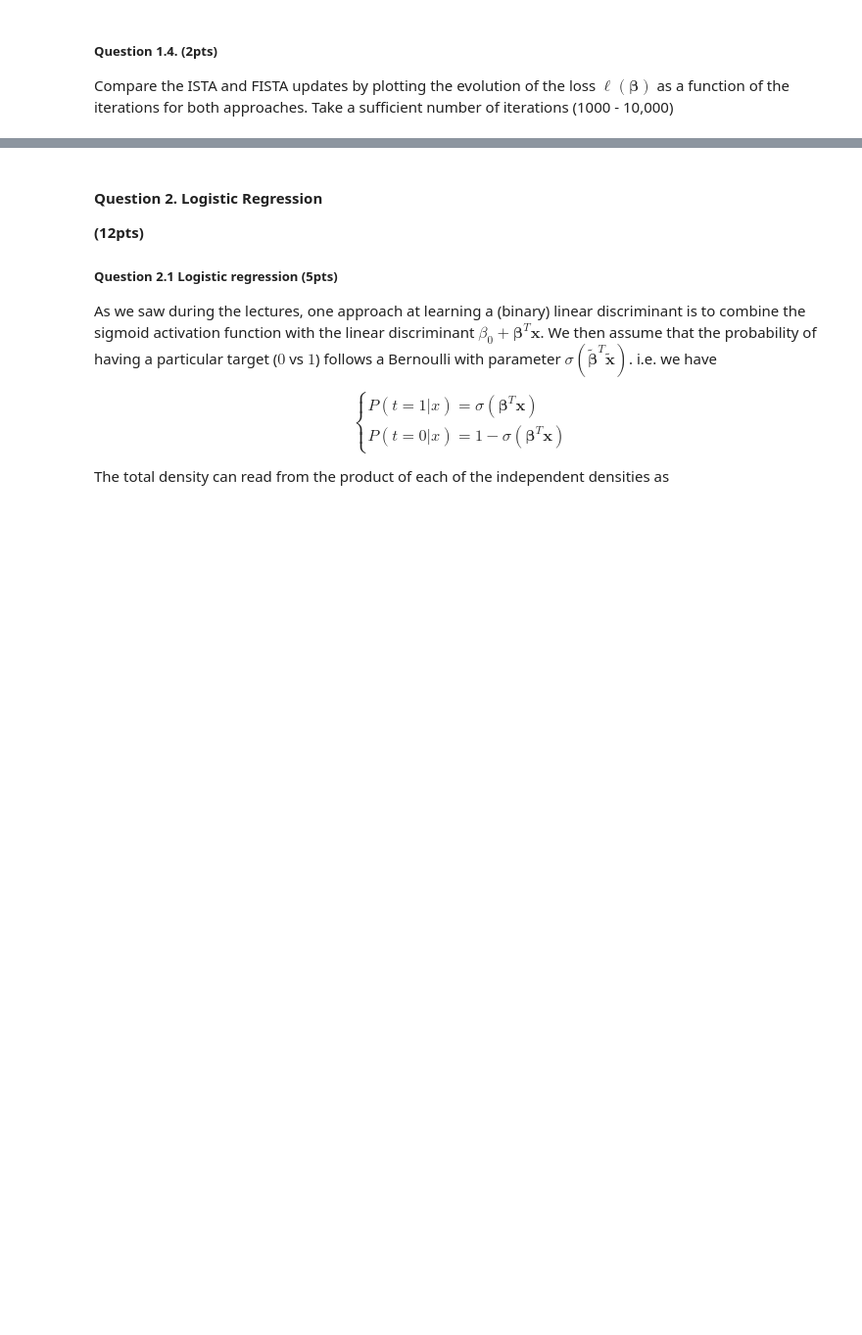
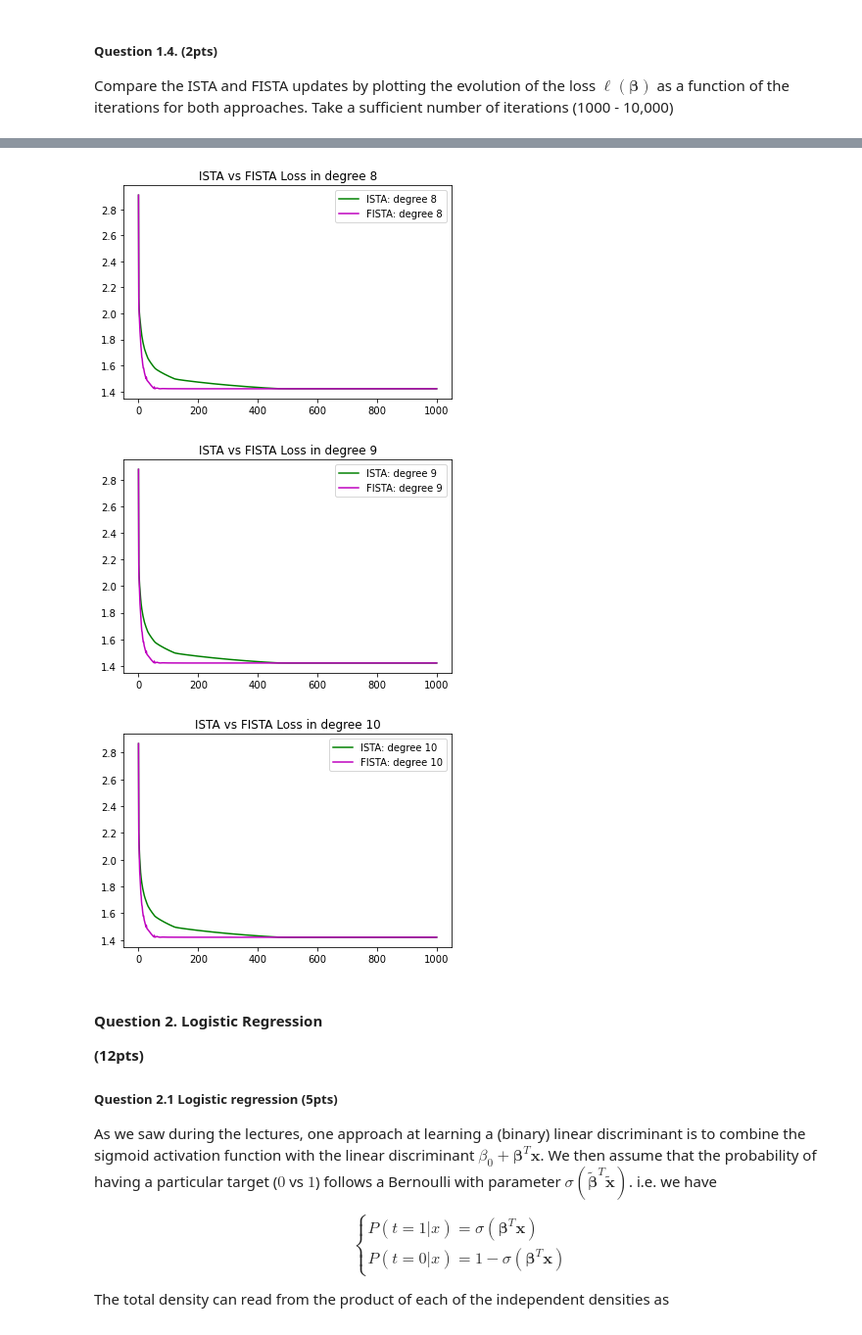
Before and after one commit to GavinJin0501/Introduction2MLSpring2022, a Jupyter notebook: Assignments/Assignment2/Jiayao_assignment2.ipynb, the cells around one changed output, grey strips where cells are left out. Shown: that part at 98% size. Drawn from its saved outputs; the diff is of its cells as text; code cells hidden in the pictures; blank space fills up the shorter version.

```diff
--- a/Assignments/Assignment2/Jiayao_assignment2.ipynb
+++ b/Assignments/Assignment2/Jiayao_assignment2.ipynb
@@ -131,3 +194,20 @@ NameError: name 'max_iter' is not defined
+# %%
+import matplotlib.pyplot as plt
+
+FISTA_loss = fista_losses
+ISTA_loss = ista_losses
+
+for i in range(len(FISTA_loss)):
+    plt.plot(np.arange(ISTA_loss[i].shape[0]), ISTA_loss[i], label="ISTA: degree %d" % (i + 8), c=COLORS[1])
+    plt.plot(np.arange(FISTA_loss[i].shape[0]), FISTA_loss[i], label="FISTA: degree %d" % (i + 8), c=COLORS[2])
+
+    plt.title("ISTA vs FISTA Loss in degree %d" % (i + 8))
+    plt.legend(loc="upper right")
+    plt.show()
+# %% [output]
+[figure, added]
+[figure, added]
+[figure, added]
 # %% [markdown]
 #### Question 2. Logistic Regression
 
```
Also changed, not shown: parts of 14 cells of this notebook, 6 other files.
